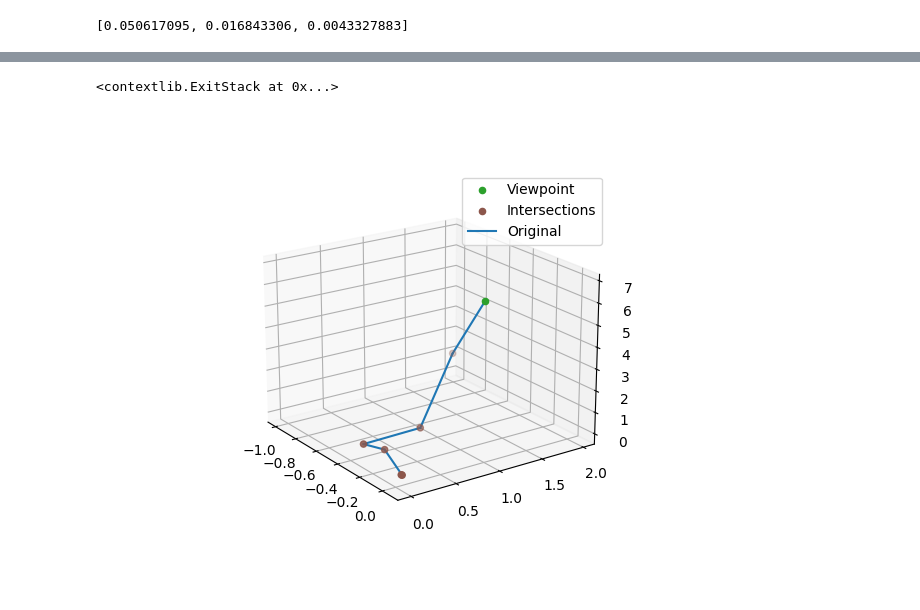
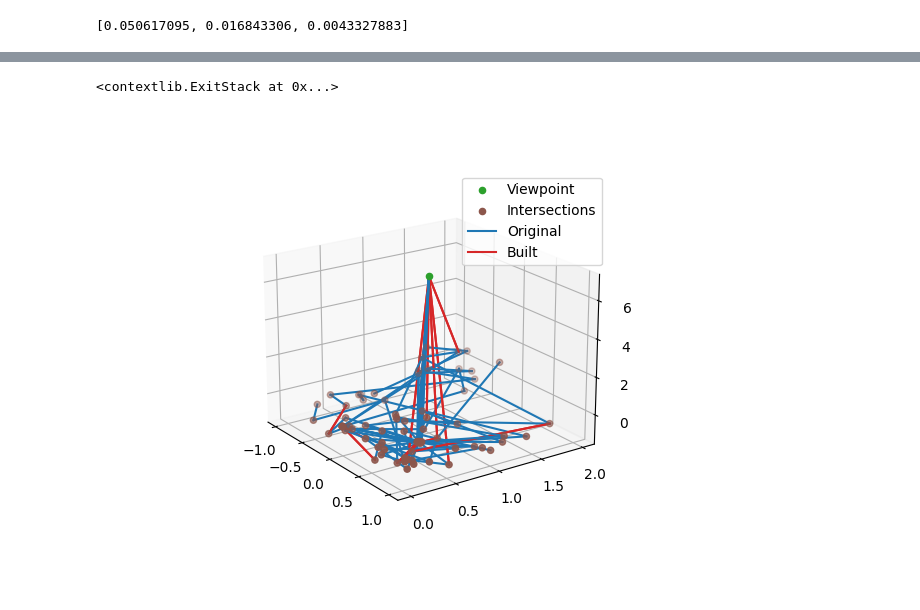
Before and after one commit to jbuisine/mignn, a Jupyter notebook: notebooks/mignn_cornell.ipynb, the cells around one changed output, grey strips where cells are left out. Drawn from its saved outputs; the diff is of its cells as text; code cells hidden in the pictures.

```diff
--- a/notebooks/mignn_cornell.ipynb
+++ b/notebooks/mignn_cornell.ipynb
@@ -53,8 +35,11 @@ Connections build 100.00%
+# %%
+from mignn.manager import LightGraphManager
+stacked_graphs = LightGraphManager.vstack(light_graphs1)
 # %%
 import torch
 from torch_geometric.data import Data
 
-graphs_samples = light_graphs1.graphs_at((0, 0))
+graphs_samples = stacked_graphs.graphs_at((40, 40))
 # %%
 graph_data = graphs_samples[0].data
 graph_data = graph_data.to_torch()
@@ -80,32 +83,32 @@ def display_graph(ax, graph_data):
     colors = ['tab:blue', 'tab:red']
     labels = ['Original', 'Built']
     labels_exist = [False, False]
 
     edge_index = np.array(graph_data.edge_index).T
 
     for c_i, (node_1, node_2) in enumerate(edge_index):
         pos = [graph_data.pos[node_1], graph_data.pos[node_2]]
         pos_x, pos_y, pos_z = list(zip(*pos))
         tag_index = graph_data.edge_tag[c_i].value
 
         line = ax.plot(pos_x, pos_y, pos_z, color=colors[tag_index])
 
         if not labels_exist[tag_index]:
             line[0].set_label(labels[tag_index])
             labels_exist[tag_index] = True
 
 #display_graph(ax, graph_data_1)
 #display_graph(ax, graph_data_2)
-display_graph(ax, graphs_samples[1].data)
+display_graph(ax, graphs_samples[0].data)
 #display_graph(ax, graph_data_2)
 #display_graph(ax, graph_data_3)
 
 ax.view_init(elev=20., azim=-35, roll=0)
 
 handles, labels = plt.gca().get_legend_handles_labels()
 by_label = dict(zip(labels, handles))
 plt.legend(by_label.values(), by_label.keys())
 plt.ion()
 # %% [output]
 <contextlib.ExitStack at 0x...>
-[figure, old version]
+[figure, new version]
```
Also changed, not shown: parts of 3 cells of this notebook, 9 other files.
